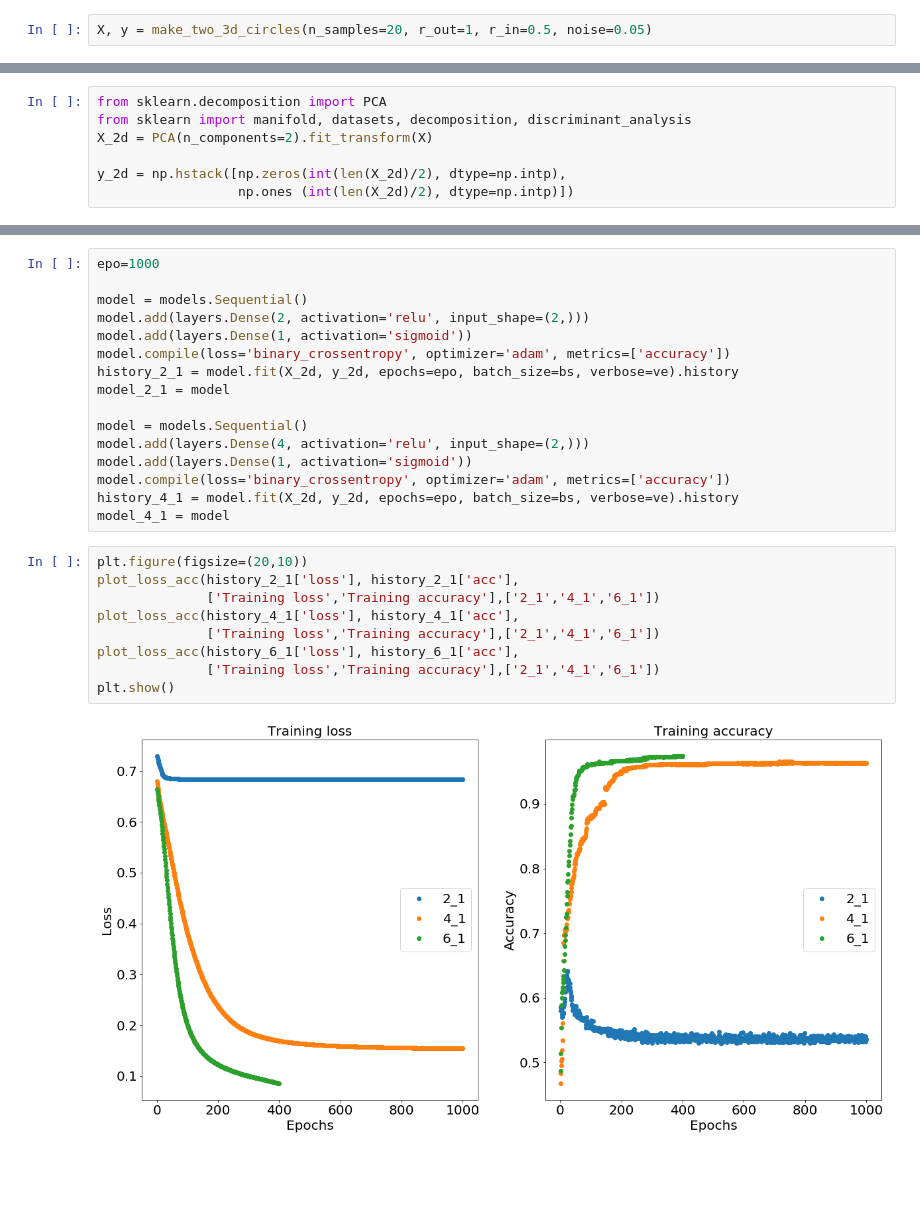
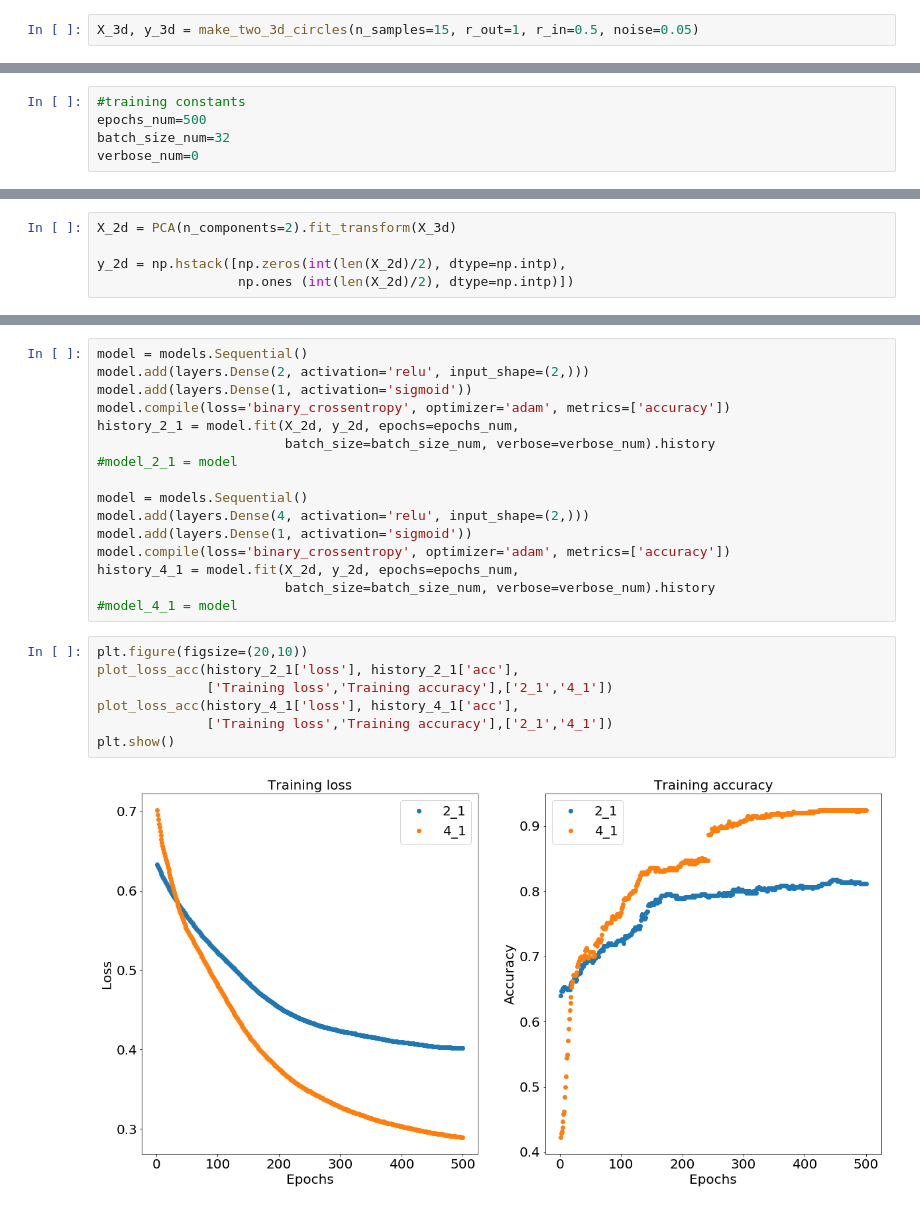
Before and after one commit to naftalic/academicpages.github.io, a Jupyter notebook: _drafts/post3.ipynb, the cells around one changed output, grey strips where cells are left out. Saved outputs shown, nothing was run; the diff lists cells and outputs as text; blank space fills up the shorter version.

```diff
--- a/_drafts/post3.ipynb
+++ b/_drafts/post3.ipynb
@@ -56,3 +112,3 @@ def make_two_3d_circles(n_samples=10, r_out=1, r_in=0.7, noise=0.05):
 # %%
-X, y = make_two_3d_circles(n_samples=20, r_out=1, r_in=0.5, noise=0.05)
+X_3d, y_3d = make_two_3d_circles(n_samples=15, r_out=1, r_in=0.5, noise=0.05)
 # %% [output]
@@ -66 +122,6 @@ print(y.shape)
+# %%
+#training constants
+epochs_num=500
+batch_size_num=32
+verbose_num=0
 # %%
@@ -123,7 +162,5 @@ plt.show()
 # %%
-from sklearn.decomposition import PCA
-from sklearn import manifold, datasets, decomposition, discriminant_analysis
-X_2d = PCA(n_components=2).fit_transform(X)
+X_2d = PCA(n_components=2).fit_transform(X_3d)
 
 y_2d = np.hstack([np.zeros(int(len(X_2d)/2), dtype=np.intp),
                   np.ones (int(len(X_2d)/2), dtype=np.intp)])
@@ -151,28 +171,26 @@ plot_data_2d(X_2d, y_2d,'2-d projection via PCA')
 # %%
-epo=1000
-
 model = models.Sequential()
 model.add(layers.Dense(2, activation='relu', input_shape=(2,)))
 model.add(layers.Dense(1, activation='sigmoid'))
 model.compile(loss='binary_crossentropy', optimizer='adam', metrics=['accuracy'])
-history_2_1 = model.fit(X_2d, y_2d, epochs=epo, batch_size=bs, verbose=ve).history
-model_2_1 = model
+history_2_1 = model.fit(X_2d, y_2d, epochs=epochs_num,
+                        batch_size=batch_size_num, verbose=verbose_num).history
+#model_2_1 = model
 
 model = models.Sequential()
 model.add(layers.Dense(4, activation='relu', input_shape=(2,)))
 model.add(layers.Dense(1, activation='sigmoid'))
 model.compile(loss='binary_crossentropy', optimizer='adam', metrics=['accuracy'])
-history_4_1 = model.fit(X_2d, y_2d, epochs=epo, batch_size=bs, verbose=ve).history
-model_4_1 = model
+history_4_1 = model.fit(X_2d, y_2d, epochs=epochs_num,
+                        batch_size=batch_size_num, verbose=verbose_num).history
+#model_4_1 = model
 # %%
 plt.figure(figsize=(20,10))
 plot_loss_acc(history_2_1['loss'], history_2_1['acc'],
-              ['Training loss','Training accuracy'],['2_1','4_1','6_1'])
+              ['Training loss','Training accuracy'],['2_1','4_1'])
 plot_loss_acc(history_4_1['loss'], history_4_1['acc'],
-              ['Training loss','Training accuracy'],['2_1','4_1','6_1'])
-plot_loss_acc(history_6_1['loss'], history_6_1['acc'],
-              ['Training loss','Training accuracy'],['2_1','4_1','6_1'])
+              ['Training loss','Training accuracy'],['2_1','4_1'])
 plt.show()
 # %% [output]
-[figure, old version]
+[figure, new version]
 # %%
```
Also changed, not shown: parts of 20 cells of this notebook.
